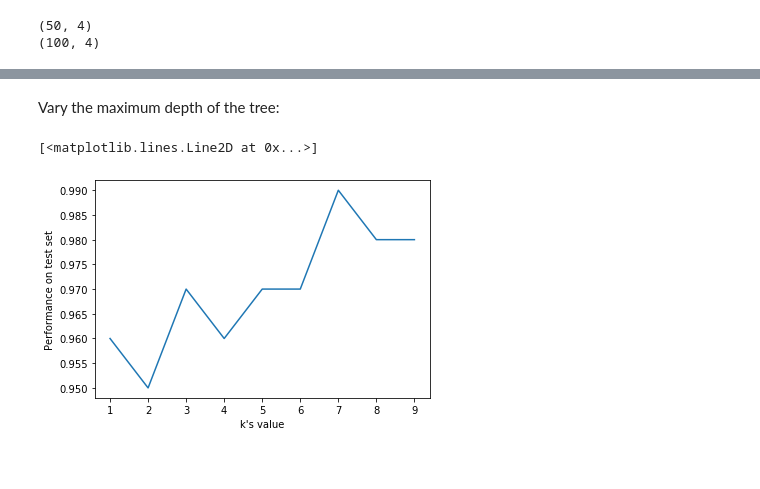
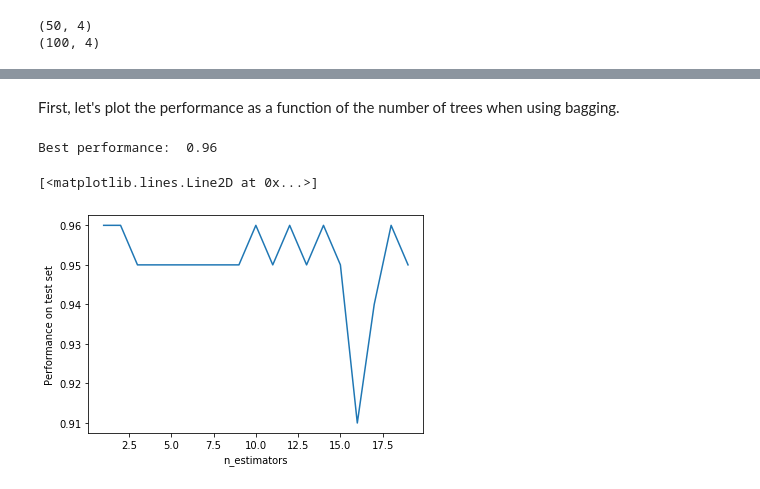
Before and after one commit to lorenlugosch/trees, a Jupyter notebook: trees.ipynb, the cells around one changed output, grey strips where cells are left out. Saved outputs shown, nothing was run; the diff lists cells and outputs as text; code cells hidden in the pictures.

```diff
--- a/trees.ipynb
+++ b/trees.ipynb
@@ -230,19 +239,23 @@ accuracy:  95.0 %
-# %% [markdown]
-Vary the maximum depth of the tree:
-# %%
-k_values = np.arange(1, 10)
-k_perf = []
-
-#TODO plot the validation curve for different k
-for k in k_values:  # question
-    k_tree = DecisionTreeClassifier(max_depth=k)
-    k_tree.fit(iris_train_x, iris_train_y)
-    test_pred = k_tree.predict(iris_test_x)
-    k_perf.append((test_pred == iris_test_y).mean())
-
-plt.xlabel('k\'s value')
-plt.ylabel('Performance on test set')
-plt.plot(k_values, k_perf)
-# %% [output]
-[<matplotlib.lines.Line2D at 0x...>]
-[figure, removed]
+# %% [markdown]
+First, let's plot the performance as a function of the number of trees when using bagging.
+# %%
+tree_counts = []
+accuracies = []
+for tree_count in range(1, 20):
+    model = RandomForestClassifier(n_estimators=tree_count,
+                                   max_depth=3,
+                                   subset_percentage=0.5,
+                                   noise_variance=0)
+    model.fit(iris_train_x, iris_train_y)
+    accuracy = (model.predict(iris_test_x) == iris_test_y).mean()
+    accuracies.append(accuracy)
+    tree_counts.append(tree_count)
+
+print("Best performance: ", max(accuracies))
+plt.xlabel('n_estimators')
+plt.ylabel('Performance on test set')
+plt.plot(tree_counts, accuracies)
+# %% [output]
+Best performance:  0.96
+[<matplotlib.lines.Line2D at 0x...>]
+[figure, added]
```
Also changed, not shown: parts of 18 cells of this notebook.
